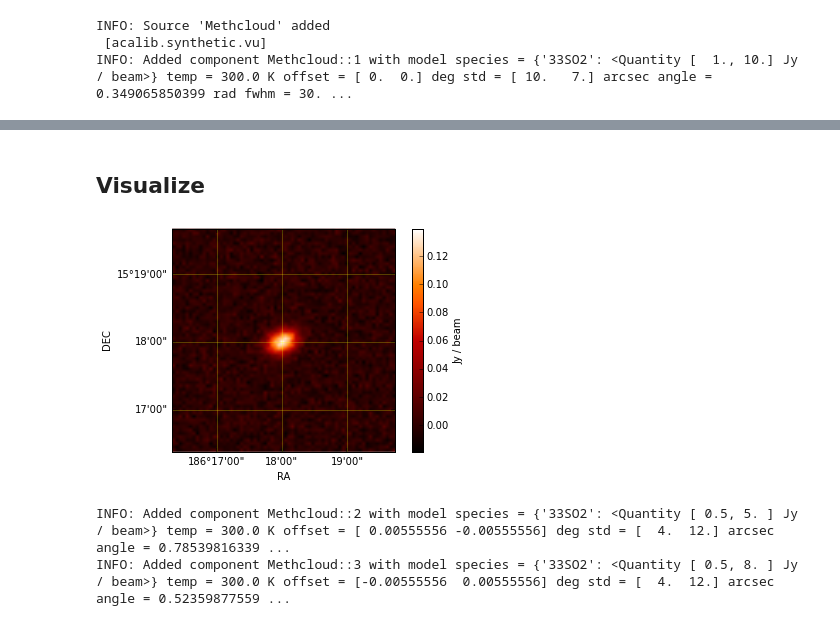
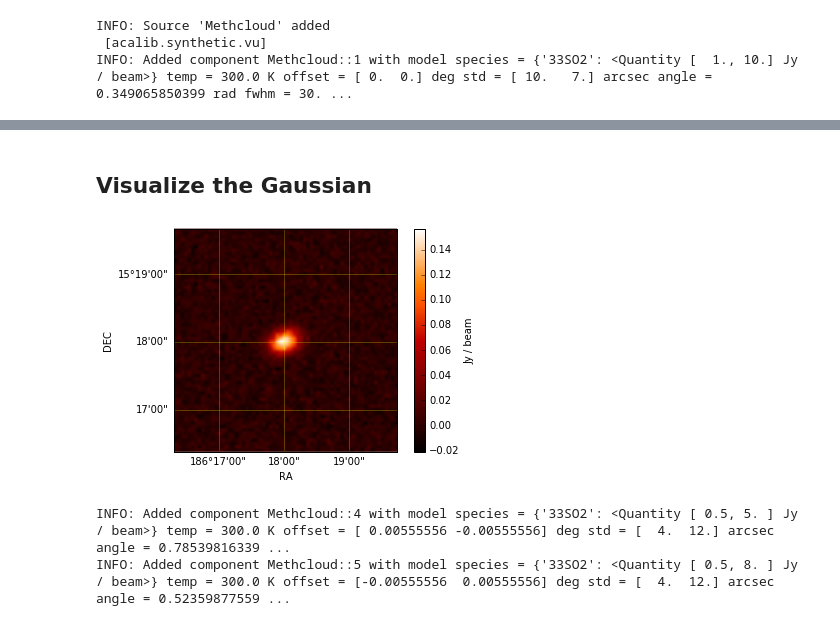
Before and after one commit to ChileanVirtualObservatory/acalib, a Jupyter notebook: notebooks/ACALib FONDEF.ipynb, the cells around one changed output, grey strips where cells are left out. Saved outputs shown, nothing was run; the diff lists cells and outputs as text; code cells hidden in the pictures.

```diff
--- a/notebooks/ACALib FONDEF.ipynb
+++ b/notebooks/ACALib FONDEF.ipynb
@@ -236,10 +283,11 @@ INFO:    - Projecting Sulfur Dioxide (33SO2) at freq=299899.057016 MHz(299749.04
 # %% [markdown]
-## Visualize
+## Visualize the Gaussian
 # %%
 synthetic=cont.primary
 visualize(moment0(synthetic))
+visualize(synthetic)
 # %% [output]
-[figure, old version]
+[figure, new version]
 # %%
 # Defines a new component
 mol_list = {'33SO2': [0.5,5.0]* u.Jy/u.beam}
@@ -247,7 +295,7 @@ offset   = [20,-20]*u.arcsec
 std      = [4,12]*u.arcsec
 angle    = np.pi/4.*u.rad
 fwhm     = 10*u.km/u.s
-gradient = [-3.0,3.0]*u.km/(u.s*u.arcsec)
+gradient = [-1.0,1.0]*u.km/(u.s*u.arcsec)
 # Create Component
 model=GaussianIMC(mol_list,temp,offset,std,angle,fwhm,gradient)
 model.set_velocity(rad_vel)
@@ -259,15 +307,15 @@ offset   = [-20,20]*u.arcsec
 std      = [4,12]*u.arcsec
 angle    = np.pi/6.*u.rad
 fwhm     = 10*u.km/u.s
-gradient = [3.0,-3.0]*u.km/(u.s*u.arcsec)
+gradient = [1.0,-1.0]*u.km/(u.s*u.arcsec)
 
 # Create Component
 model=GaussianIMC(mol_list,temp,offset,std,angle,fwhm,gradient)
 model.set_velocity(rad_vel)
 univ.add_component('Methcloud',model)
 # %% [output]
-INFO: Added component Methcloud::2 with model species = {'33SO2': <Quantity [ 0.5, 5. ] Jy / beam>} temp = 300.0 K offset = [ 0.00555556 -0.00555556] deg std = [  4.  12.] arcsec angle = 0.78539816339 ...
-INFO: Added component Methcloud::3 with model species = {'33SO2': <Quantity [ 0.5, 8. ] Jy / beam>} temp = 300.0 K offset = [-0.00555556  0.00555556] deg std = [  4.  12.] arcsec angle = 0.52359877559 ...
+INFO: Added component Methcloud::4 with model species = {'33SO2': <Quantity [ 0.5, 5. ] Jy / beam>} temp = 300.0 K offset = [ 0.00555556 -0.00555556] deg std = [  4.  12.] arcsec angle = 0.78539816339 ...
+INFO: Added component Methcloud::5 with model species = {'33SO2': <Quantity [ 0.5, 8. ] Jy / beam>} temp = 300.0 K offset = [-0.00555556  0.00555556] deg std = [  4.  12.] arcsec angle = 0.52359877559 ...
 # %%
 # Create Cube
 ang_res = [3.0,3.0]*u.arcsec
```
Also changed, not shown: parts of 46 cells of this notebook, 3 other files.
